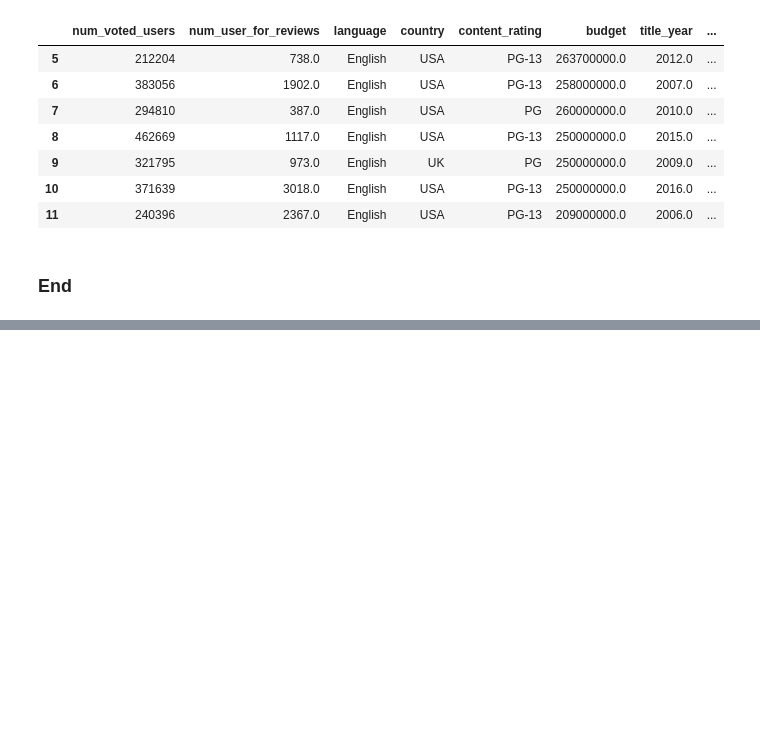
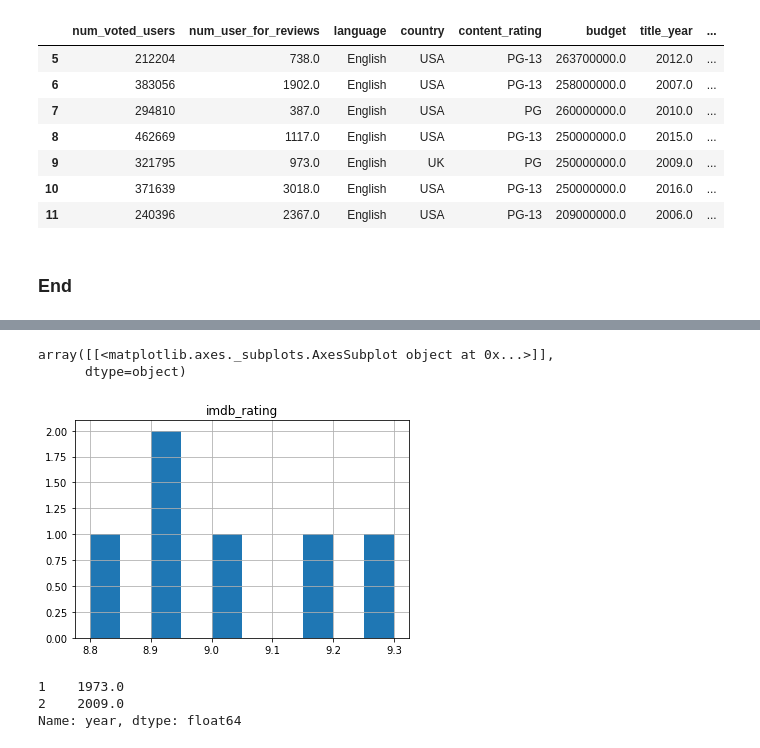
Before and after one commit to jayesh1302/Python_learning, a Jupyter notebook: Week_1_&_2_Python_Jupyter_Notebook.ipynb, the cells around one changed output, grey strips where cells are left out. Saved outputs shown, nothing was run; the diff lists cells and outputs as text; code cells hidden in the pictures; blank space fills up the shorter version.

```diff
--- a/Week_1_&_2_Python_Jupyter_Notebook.ipynb
+++ b/Week_1_&_2_Python_Jupyter_Notebook.ipynb
@@ -1050,0 +1074,14 @@ movies_small
+# %%
+High_vote_rating.hist(column='imdb_rating')
+# %% [output]
+array([[<matplotlib.axes._subplots.AxesSubplot object at 0x...>]],
+      dtype=object)
+[figure, added]
+# %%
+for i in High_vote_rating['year']:
+  yearlist=High_vote_rating['year'] + 1
+yearlist[-5:-3]
+# %% [output]
+1    1973.0
+2    2009.0
+Name: year, dtype: float64
```
Also changed, not shown: parts of 5 cells of this notebook.
